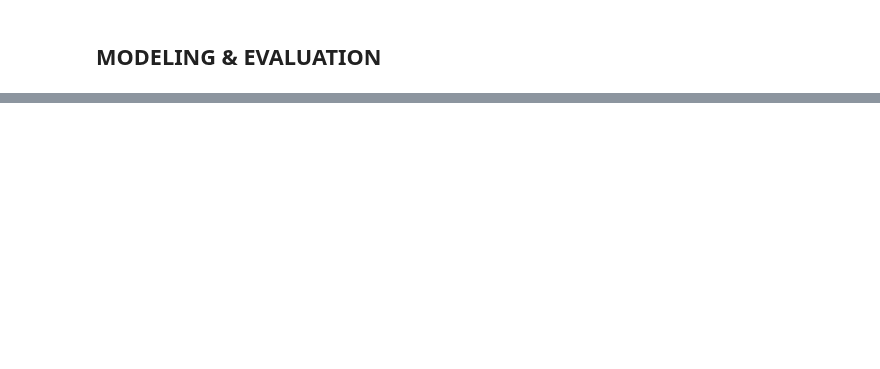
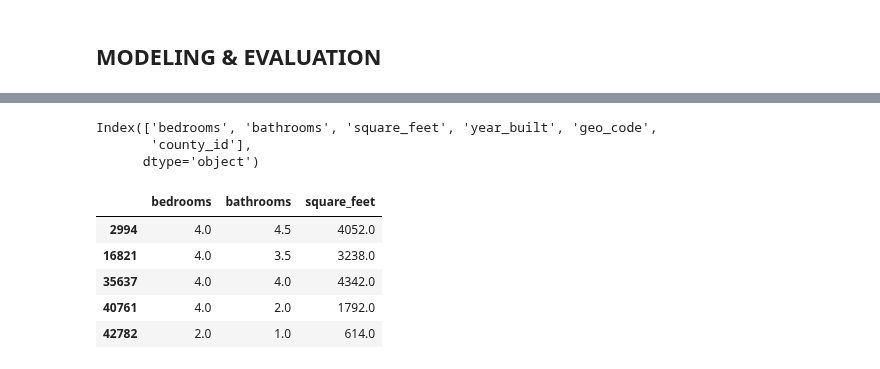
Before and after one commit to rachelrobbinsmayhill/regression-project, a Jupyter notebook: workbook_acquire_prepare.ipynb, the cells around one changed output, grey strips where cells are left out. Saved outputs shown, nothing was run; the diff lists cells and outputs as text; code cells hidden in the pictures; blank space fills up the shorter version.

```diff
--- a/workbook_acquire_prepare.ipynb
+++ b/workbook_acquire_prepare.ipynb
@@ -238,0 +317,11 @@ TypeError: ufunc 'isnan' not supported for the input types, and the inputs could
+# %%
+
+# Make the filter
+kbest = SelectKBest(f_regression, k=3)
+
+# Fit the filter
+kbest.fit(X_train.drop(columns = 'tax_amount'), y_train)
+
+# Obtain results as a dataframe
+kbest_results = pd.DataFrame(dict(p=kbest.pvalues_, f=kbest.scores_), index=X_train.drop(columns = 'tax_amount').columns)
+kbest_results
@@ -238,0 +336,6 @@ TypeError: ufunc 'isnan' not supported for the input types, and the inputs could
+# %%
+X_train.drop(columns = 'tax_amount').columns
+# %% [output]
+Index(['bedrooms', 'bathrooms', 'square_feet', 'year_built', 'geo_code',
+       'county_id'],
+      dtype='object')
@@ -238,0 +345,14 @@ TypeError: ufunc 'isnan' not supported for the input types, and the inputs could
+# %%
+X_train_transformed = pd.DataFrame(
+    kbest.transform(X_train),
+    index=X_train.index,
+    columns=X_train.columns[kbest.get_support()]
+)
+X_train_transformed.head().sort_index()
+# %% [output]
+|  | bedrooms | bathrooms | square_feet |
+| 2994 | 4.0 | 4.5 | 4052.0 |
+| 16821 | 4.0 | 3.5 | 3238.0 |
+| 35637 | 4.0 | 4.0 | 4342.0 |
+| 40761 | 4.0 | 2.0 | 1792.0 |
+| 42782 | 2.0 | 1.0 | 614.0 |
```
Also changed, not shown: parts of 48 cells of this notebook.
